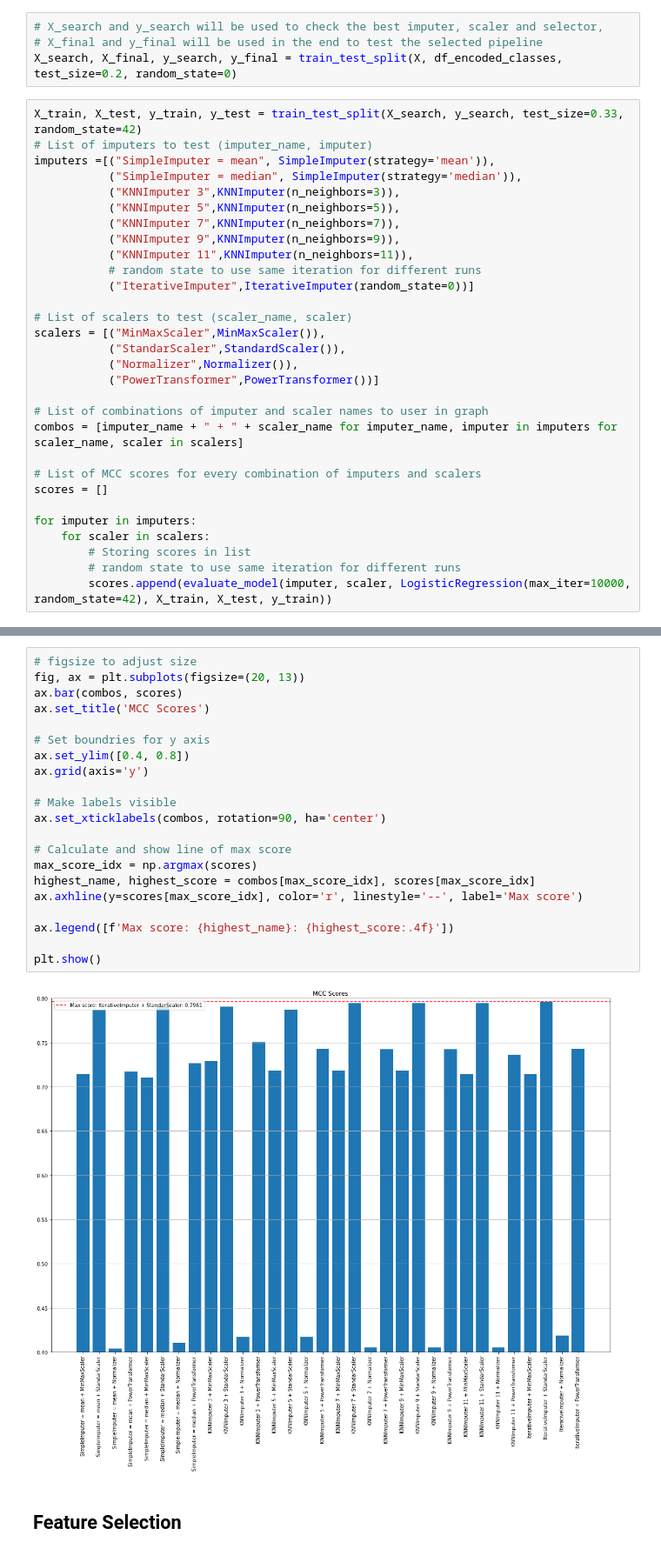
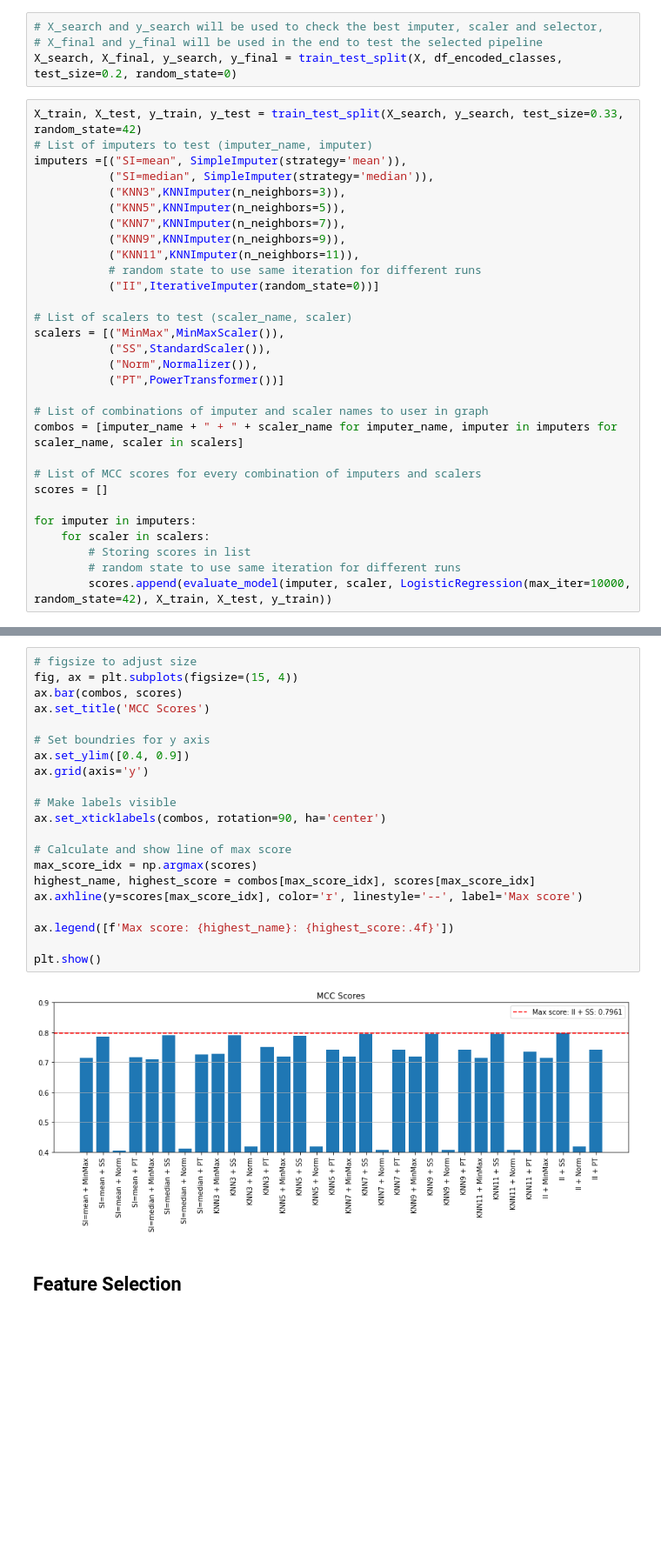
Before and after one commit to CosminTr/ClassificationModelEC, a Jupyter notebook: ProjetoEC.ipynb, the cells around one changed output, grey strips where cells are left out. Shown: that part at 87% size. Drawn from its saved outputs; the diff is of its cells as text; blank space fills up the shorter version.

```diff
--- a/ProjetoEC.ipynb
+++ b/ProjetoEC.ipynb
@@ -118,21 +107,21 @@ X_search, X_final, y_search, y_final = train_test_split(X, df_encoded_classes, t
 # %%
 X_train, X_test, y_train, y_test = train_test_split(X_search, y_search, test_size=0.33, random_state=42)
 # List of imputers to test (imputer_name, imputer)
-imputers =[("SimpleImputer = mean", SimpleImputer(strategy='mean')),
-           ("SimpleImputer = median", SimpleImputer(strategy='median')),
-           ("KNNImputer 3",KNNImputer(n_neighbors=3)),
-           ("KNNImputer 5",KNNImputer(n_neighbors=5)),
-           ("KNNImputer 7",KNNImputer(n_neighbors=7)),
-           ("KNNImputer 9",KNNImputer(n_neighbors=9)),
-           ("KNNImputer 11",KNNImputer(n_neighbors=11)),
+imputers =[("SI=mean", SimpleImputer(strategy='mean')),
+           ("SI=median", SimpleImputer(strategy='median')),
+           ("KNN3",KNNImputer(n_neighbors=3)),
+           ("KNN5",KNNImputer(n_neighbors=5)),
+           ("KNN7",KNNImputer(n_neighbors=7)),
+           ("KNN9",KNNImputer(n_neighbors=9)),
+           ("KNN11",KNNImputer(n_neighbors=11)),
            # random state to use same iteration for different runs
-           ("IterativeImputer",IterativeImputer(random_state=0))]
+           ("II",IterativeImputer(random_state=0))]
 
 # List of scalers to test (scaler_name, scaler)
-scalers = [("MinMaxScaler",MinMaxScaler()),
-           ("StandarScaler",StandardScaler()),
-           ("Normalizer",Normalizer()),
-           ("PowerTransformer",PowerTransformer())]
+scalers = [("MinMax",MinMaxScaler()),
+           ("SS",StandardScaler()),
+           ("Norm",Normalizer()),
+           ("PT",PowerTransformer())]
 
 # List of combinations of imputer and scaler names to user in graph
 combos = [imputer_name + " + " + scaler_name for imputer_name, imputer in imputers for scaler_name, scaler in scalers]
@@ -166,26 +137,26 @@ MCC Score: 0.7428153831304724
 # %%
 # figsize to adjust size
-fig, ax = plt.subplots(figsize=(20, 13))
+fig, ax = plt.subplots(figsize=(15, 4))
 ax.bar(combos, scores)
 ax.set_title('MCC Scores')
 
 # Set boundries for y axis
-ax.set_ylim([0.4, 0.8])
+ax.set_ylim([0.4, 0.9])
 ax.grid(axis='y')
 
 # Make labels visible
 ax.set_xticklabels(combos, rotation=90, ha='center')
 
 # Calculate and show line of max score
 max_score_idx = np.argmax(scores)
 highest_name, highest_score = combos[max_score_idx], scores[max_score_idx]
 ax.axhline(y=scores[max_score_idx], color='r', linestyle='--', label='Max score')
 
 ax.legend([f'Max score: {highest_name}: {highest_score:.4f}'])
 
 plt.show()
 # %% [output]
-[figure, old version]
+[figure, new version]
 # %% [markdown]
 ## Feature Selection
 # %% [markdown]
```
Also changed, not shown: parts of 20 cells of this notebook.
